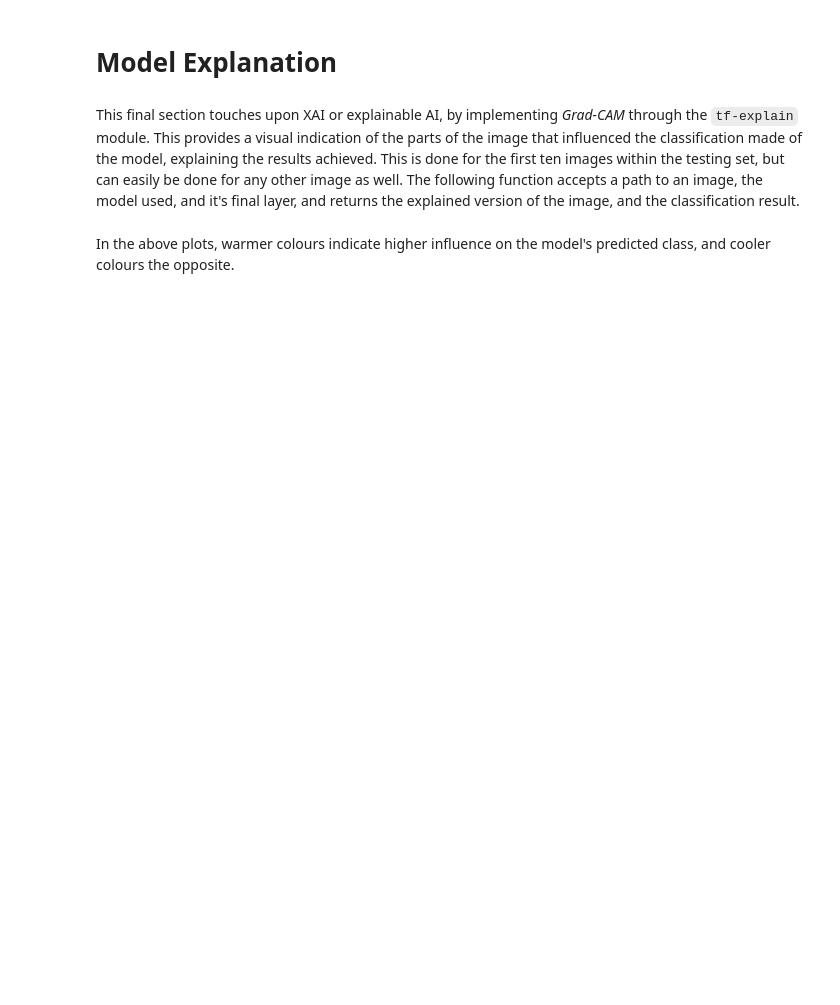
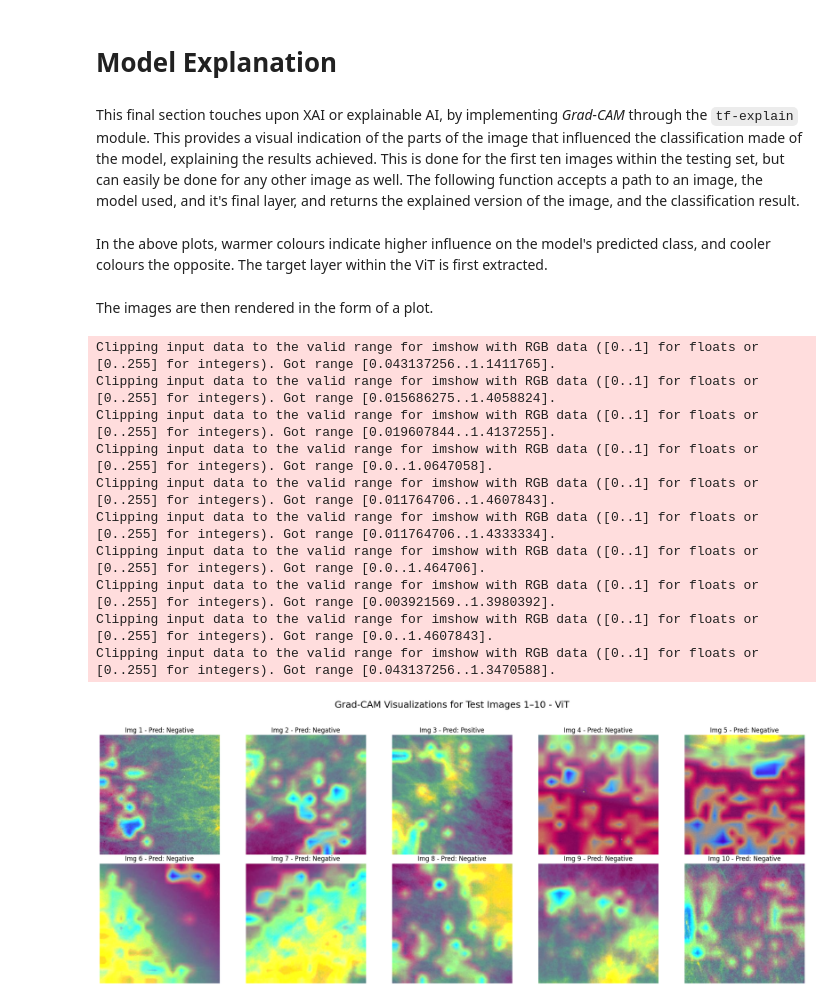
Before and after one commit to ica574/breast-cancer-classifier, a Jupyter notebook: Transformers.ipynb, the cells around one changed output. Drawn from its saved outputs; the diff is of its cells as text; code cells hidden in the pictures; blank space fills up the shorter version.

```diff
--- a/Transformers.ipynb
+++ b/Transformers.ipynb
@@ -520,2 +536,76 @@ plt.show()
 # %% [markdown]
-In the above plots, warmer colours indicate higher influence on the model's predicted class, and cooler colours the opposite.
+In the above plots, warmer colours indicate higher influence on the model's predicted class, and cooler colours the opposite. The target layer within the ViT is first extracted.
+# %%
+target_layer = vit_model.vit.encoder.layer[-1].output
+# %% [markdown]
+The images are then rendered in the form of a plot.
+# %%
+fig, axes = plt.subplots(2, 5, figsize=(20, 8))
+fig.suptitle("Grad-CAM Visualizations for Test Images 1–10 - ViT", fontsize=18)
+
+for i in range(10):
+    img_path = testdf.iloc[i]["file"]
+
+    vit_model.eval()
+    img = Image.open(img_path).convert("RGB")
+    inputs = processor(images=img, return_tensors="pt")
+
+    activations, gradients = {}, {}
+
+    def forward_hook(module, input, output):
+        activations["value"] = output.detach()
+
+    def backward_hook(module, grad_input, grad_output):
+        gradients["value"] = grad_output[0].detach()
+
+    handle_fwd = target_layer.register_forward_hook(forward_hook)
+    handle_bwd = target_layer.register_backward_hook(backward_hook)
+
+    outputs = vit_model(**inputs)
+    pred_class = outputs.logits.argmax(dim=1).item()
+
+    one_hot = torch.zeros_like(outputs.logits)
+    one_hot[0, pred_class] = 1
+    outputs.logits.backward(gradient=one_hot)
+
+    grads = gradients["value"]
+    acts = activations["value"]
+    weights = grads.mean(dim=1)
+    cam = (acts * weights.unsqueeze(1)).sum(dim=-1)
+
+    cam = cam[0, 1:]
+    side = int(cam.shape[0]**0.5)
+    cam = cam.reshape(side, side).cpu().numpy()
+    cam = np.maximum(cam, 0)
+    cam = cam / (cam.max() + 1e-8)
+
+    img_np = np.array(img)
+    cam_resized = cv2.resize(cam, (img_np.shape[1], img_np.shape[0]))
+    heatmap = cv2.applyColorMap(np.uint8(255 * cam_resized), cv2.COLORMAP_JET)
+    heatmap = np.float32(heatmap) / 255
+    overlay = heatmap * 0.5 + np.float32(img_np) / 255
+
+    handle_fwd.remove()
+    handle_bwd.remove()
+
+    row = i // 5
+    col = i % 5
+    ax = axes[row, col]
+    ax.imshow(overlay)
+    ax.axis("off")
+    ax.set_title(f"Img {i+1} - Pred: {labels_list[pred_class]}")
+
+plt.tight_layout(rect=[0, 0, 1, 0.95])
+plt.show()
+# %% [output]
+Clipping input data to the valid range for imshow with RGB data ([0..1] for floats or [0..255] for integers). Got range [0.043137256..1.1411765].
+Clipping input data to the valid range for imshow with RGB data ([0..1] for floats or [0..255] for integers). Got range [0.015686275..1.4058824].
+Clipping input data to the valid range for imshow with RGB data ([0..1] for floats or [0..255] for integers). Got range [0.019607844..1.4137255].
+Clipping input data to the valid range for imshow with RGB data ([0..1] for floats or [0..255] for integers). Got range [0.0..1.0647058].
+Clipping input data to the valid range for imshow with RGB data ([0..1] for floats or [0..255] for integers). Got range [0.011764706..1.4607843].
+Clipping input data to the valid range for imshow with RGB data ([0..1] for floats or [0..255] for integers). Got range [0.011764706..1.4333334].
+Clipping input data to the valid range for imshow with RGB data ([0..1] for floats or [0..255] for integers). Got range [0.0..1.464706].
+Clipping input data to the valid range for imshow with RGB data ([0..1] for floats or [0..255] for integers). Got range [0.003921569..1.3980392].
+Clipping input data to the valid range for imshow with RGB data ([0..1] for floats or [0..255] for integers). Got range [0.0..1.4607843].
+Clipping input data to the valid range for imshow with RGB data ([0..1] for floats or [0..255] for integers). Got range [0.043137256..1.3470588].
+[figure, added]
```
Also changed, not shown: parts of 14 cells of this notebook, 1 other file.
